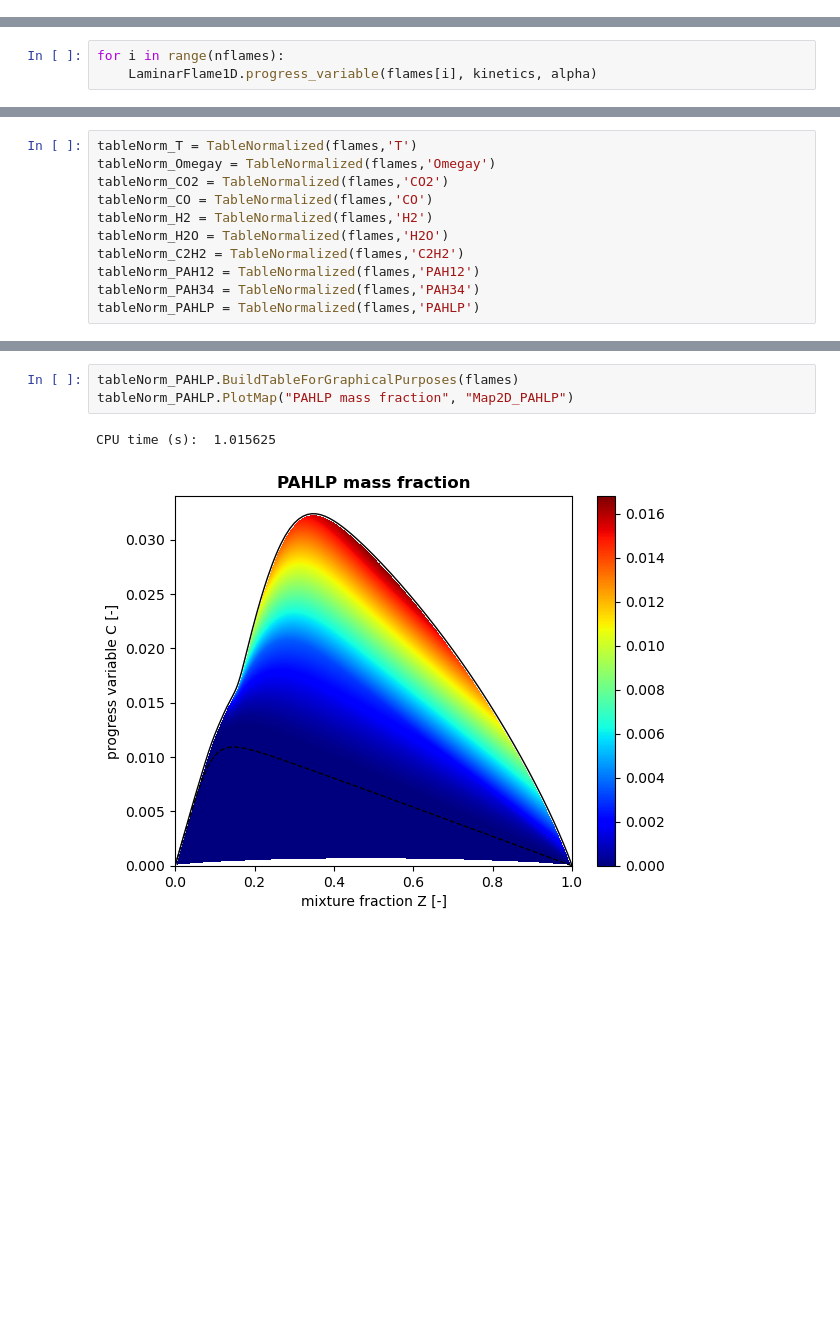
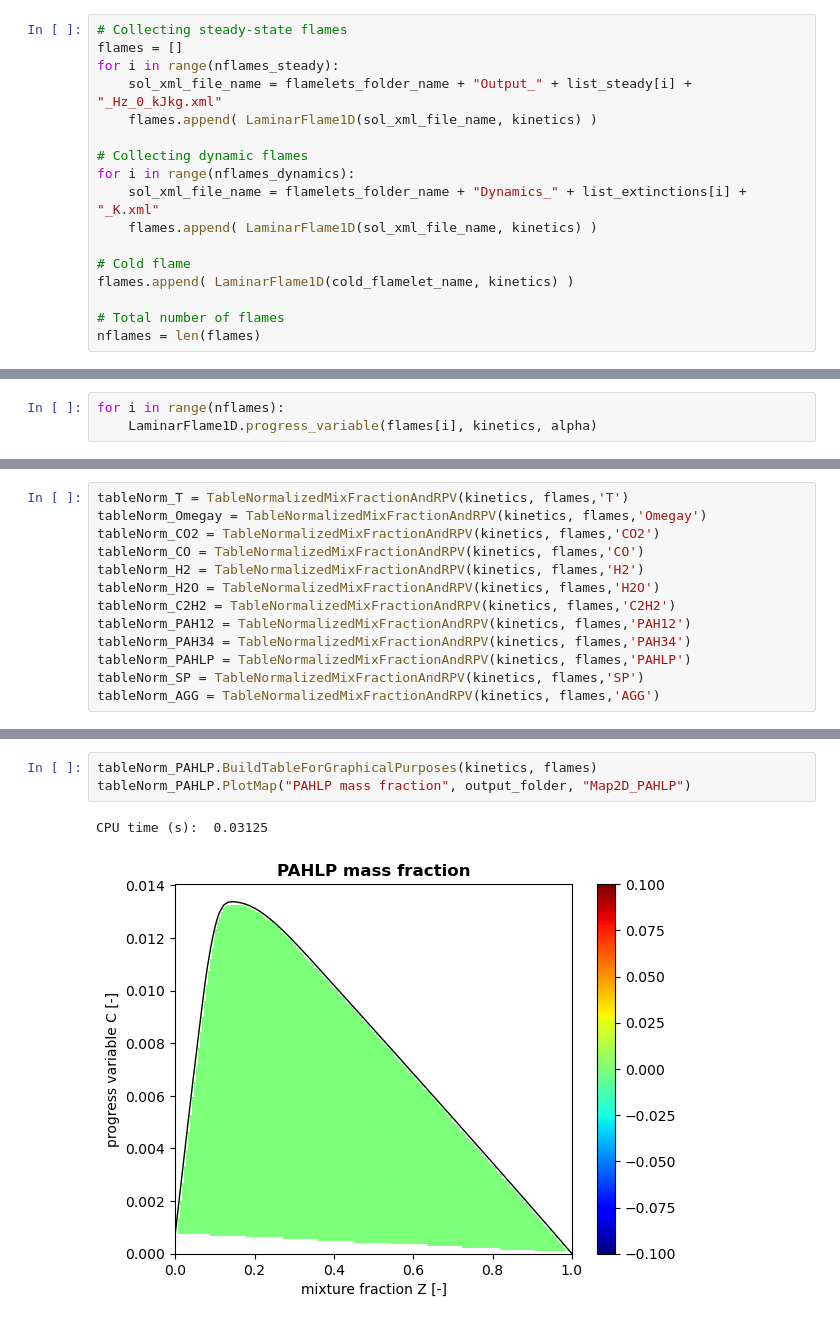
Before and after one commit to acuoci/PyTools4OpenSMOKEpp, a Jupyter notebook: notebooks/tabulated-chemistry.ipynb, the cells around one changed output, grey strips where cells are left out. Saved outputs shown, nothing was run; the diff lists cells and outputs as text; blank space fills up the shorter version.

```diff
--- a/notebooks/tabulated-chemistry.ipynb
+++ b/notebooks/tabulated-chemistry.ipynb
@@ -138,0 +142,17 @@ no reaction-rates available in the xml file
+# %%
+# Collecting steady-state flames
+flames = []
+for i in range(nflames_steady):
+    sol_xml_file_name = flamelets_folder_name + "Output_" + list_steady[i] + "_Hz_0_kJkg.xml"
+    flames.append( LaminarFlame1D(sol_xml_file_name, kinetics) )
+
+# Collecting dynamic flames
+for i in range(nflames_dynamics):
+    sol_xml_file_name = flamelets_folder_name + "Dynamics_" + list_extinctions[i] + "_K.xml"
+    flames.append( LaminarFlame1D(sol_xml_file_name, kinetics) )
+
+# Cold flame
+flames.append( LaminarFlame1D(cold_flamelet_name, kinetics) )
+
+# Total number of flames
+nflames = len(flames)
@@ -587,12 +303,14 @@ class TableNormalized:
 # %%
-tableNorm_T = TableNormalized(flames,'T')
-tableNorm_Omegay = TableNormalized(flames,'Omegay')
-tableNorm_CO2 = TableNormalized(flames,'CO2')
-tableNorm_CO = TableNormalized(flames,'CO')
-tableNorm_H2 = TableNormalized(flames,'H2')
-tableNorm_H2O = TableNormalized(flames,'H2O')
-tableNorm_C2H2 = TableNormalized(flames,'C2H2')
-tableNorm_PAH12 = TableNormalized(flames,'PAH12')
-tableNorm_PAH34 = TableNormalized(flames,'PAH34')
-tableNorm_PAHLP = TableNormalized(flames,'PAHLP')
+tableNorm_T = TableNormalizedMixFractionAndRPV(kinetics, flames,'T')
+tableNorm_Omegay = TableNormalizedMixFractionAndRPV(kinetics, flames,'Omegay')
+tableNorm_CO2 = TableNormalizedMixFractionAndRPV(kinetics, flames,'CO2')
+tableNorm_CO = TableNormalizedMixFractionAndRPV(kinetics, flames,'CO')
+tableNorm_H2 = TableNormalizedMixFractionAndRPV(kinetics, flames,'H2')
+tableNorm_H2O = TableNormalizedMixFractionAndRPV(kinetics, flames,'H2O')
+tableNorm_C2H2 = TableNormalizedMixFractionAndRPV(kinetics, flames,'C2H2')
+tableNorm_PAH12 = TableNormalizedMixFractionAndRPV(kinetics, flames,'PAH12')
+tableNorm_PAH34 = TableNormalizedMixFractionAndRPV(kinetics, flames,'PAH34')
+tableNorm_PAHLP = TableNormalizedMixFractionAndRPV(kinetics, flames,'PAHLP')
+tableNorm_SP = TableNormalizedMixFractionAndRPV(kinetics, flames,'SP')
+tableNorm_AGG = TableNormalizedMixFractionAndRPV(kinetics, flames,'AGG')
 # %% [output]
@@ -643,6 +363,6 @@ CPU time (s):  1.015625
 # %%
-tableNorm_PAHLP.BuildTableForGraphicalPurposes(flames)
-tableNorm_PAHLP.PlotMap("PAHLP mass fraction", "Map2D_PAHLP")
+tableNorm_PAHLP.BuildTableForGraphicalPurposes(kinetics, flames)
+tableNorm_PAHLP.PlotMap("PAHLP mass fraction", output_folder, "Map2D_PAHLP")
 # %% [output]
-CPU time (s):  1.015625
+CPU time (s):  0.03125
-[figure, old version]
+[figure, new version]
```
Also changed, not shown: parts of 90 cells of this notebook, 3 other files.
